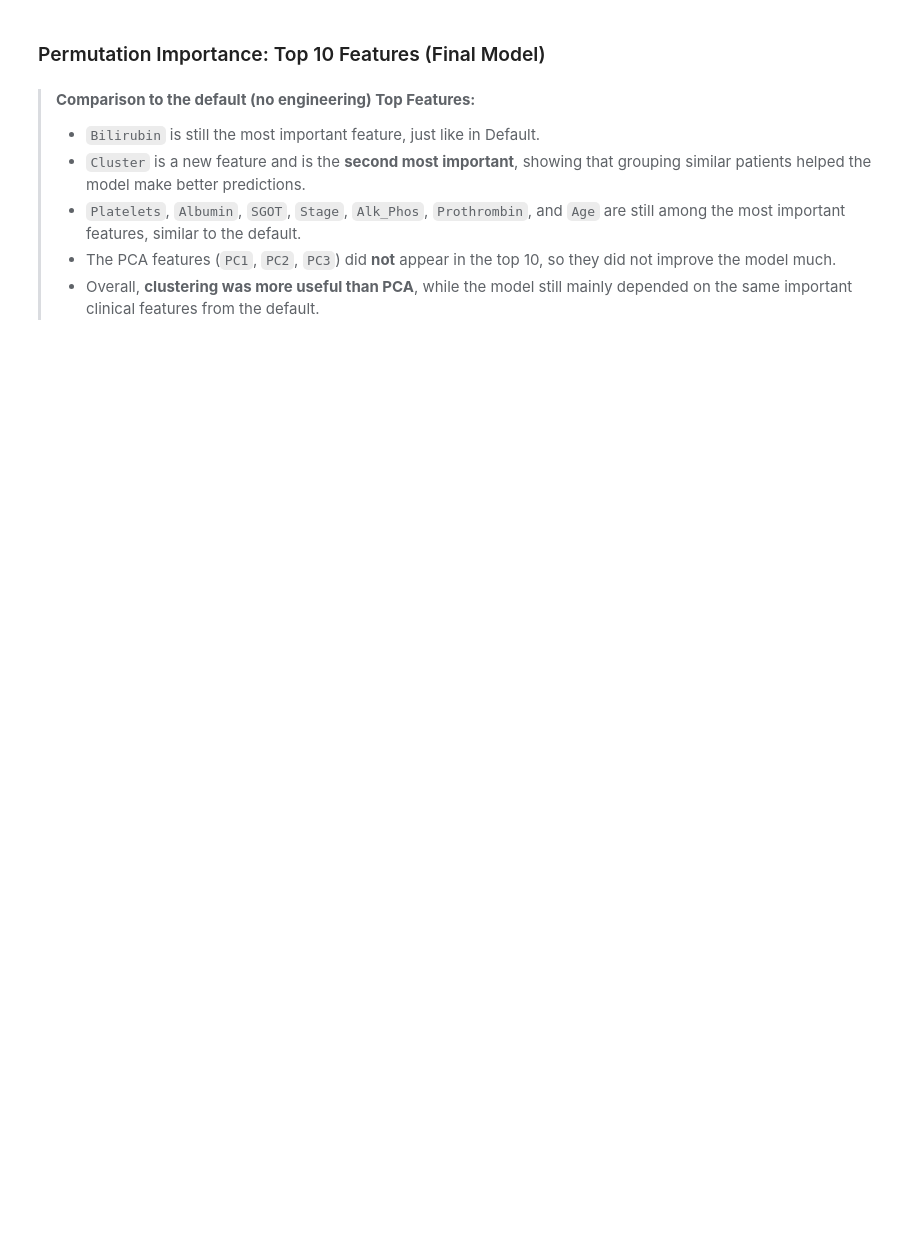
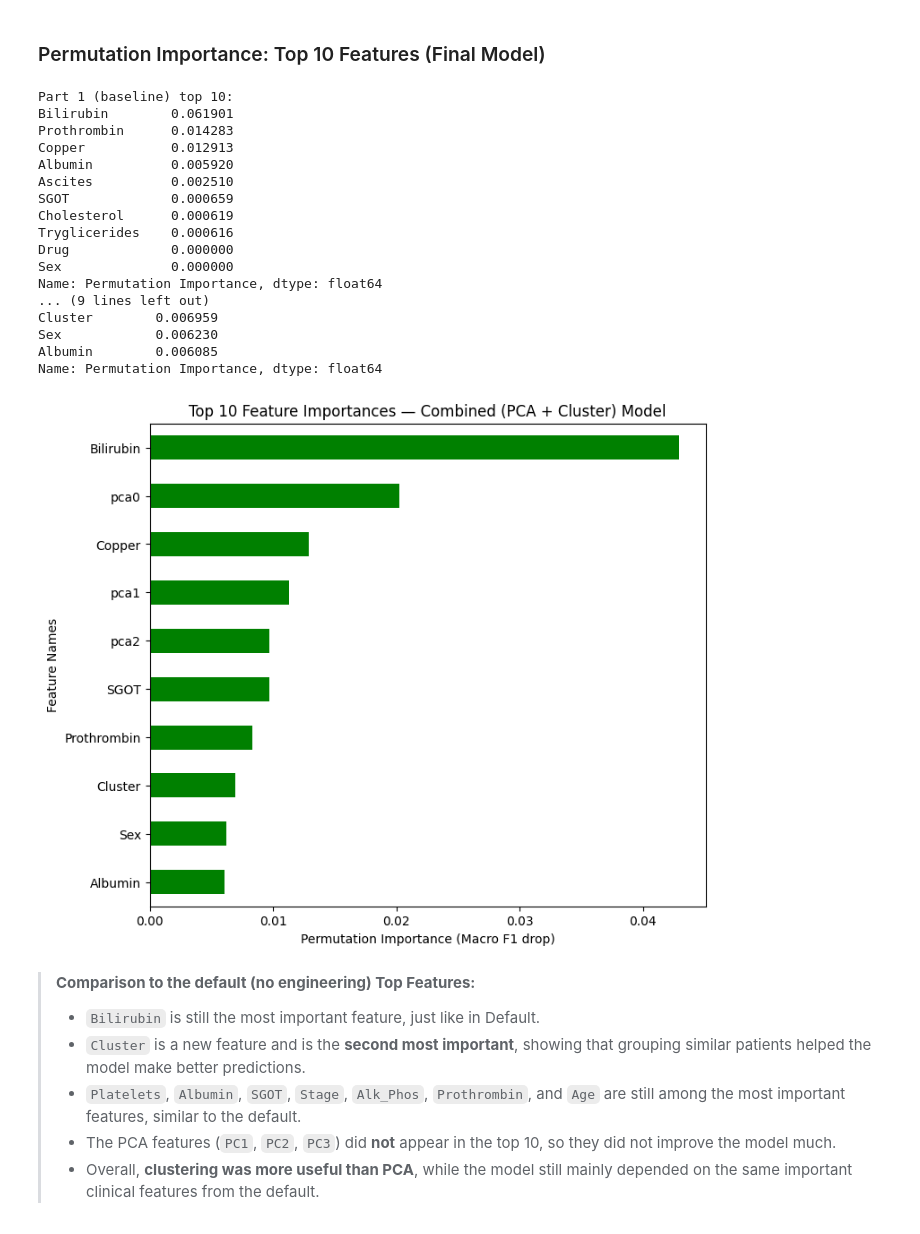
Before and after one commit to swirita/Cirrhosis-Prediction, a Jupyter notebook: Cirrhosis_Prediction.ipynb, the cells around one changed output. Saved outputs shown, nothing was run; the diff lists cells and outputs as text; code cells hidden in the pictures; blank space fills up the shorter version.

```diff
--- a/Cirrhosis_Prediction.ipynb
+++ b/Cirrhosis_Prediction.ipynb
@@ -1232,32 +1338,65 @@ plt.ylabel("Macro F1-Score");
 # %% [markdown]
 ### Permutation Importance: Top 10 Features (Final Model)
 # %%
-r_final = permutation_importance(
-    rf,
-    X_test_sel,
+r = permutation_importance(
+    rf_combined_pipe,
+    X_test_combined,
     y_test,
     n_repeats=10,
     random_state=42,
     scoring='f1_macro',
     n_jobs=-1
 )
 
-perm_importances_final = pd.Series(
-    r_final['importances_mean'],
-    index=X_test_sel.columns,
+permutation_importances_combined = pd.Series(
+    r['importances_mean'],
+    index=X_test_combined.columns,
     name='Permutation Importance'
-).sort_values(ascending=False)
+)
 
-colors_top5_final = get_color_dict(perm_importances_final, top_n=5)
+permutation_importances_combined = permutation_importances_combined.sort_values(ascending=False)
+
+permutation_importances_combined.head(10)
+
+colors_top10 = get_color_dict(
+    permutation_importances_combined,
+    top_n=10
+)
 
 ax = plot_importance_color(
-    perm_importances_final,
-    color_dict=colors_top5_final,
+    permutation_importances_combined,
+    color_dict=colors_top10,
     top_n=10,
     figsize=(8, 7)
 )
-ax.set_xlabel("Permutation Importance")
-plt.tight_layout();
+
+ax.set_xlabel("Permutation Importance (Macro F1 drop)")
+ax.set_title("Top 10 Feature Importances — Combined (PCA + Cluster) Model")
+
+print("Part 1 (baseline) top 10:")
+print(permutation_importances.head(10))
+print()
+print("Combined model top 10:")
+print(permutation_importances_combined.head(10))
+# %% [output]
+Part 1 (baseline) top 10:
+Bilirubin        0.061901
+Prothrombin      0.014283
+Copper           0.012913
+Albumin          0.005920
+Ascites          0.002510
+SGOT             0.000659
+Cholesterol      0.000619
+Tryglicerides    0.000616
+Drug             0.000000
+Sex              0.000000
+Name: Permutation Importance, dtype: float64
+... (9 lines left out)
+Cluster        0.006959
+Sex            0.006230
+Albumin        0.006085
+Name: Permutation Importance, dtype: float64
+[figure, added]
 # %% [markdown]
 > **Comparison to the default (no engineering) Top Features:**
 >
```
Also changed, not shown: parts of 15 cells of this notebook.
